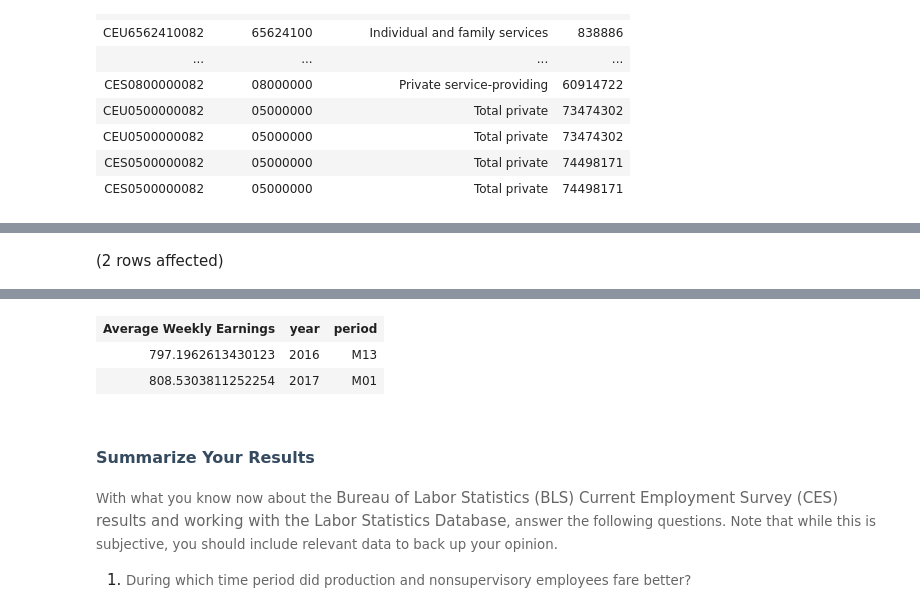
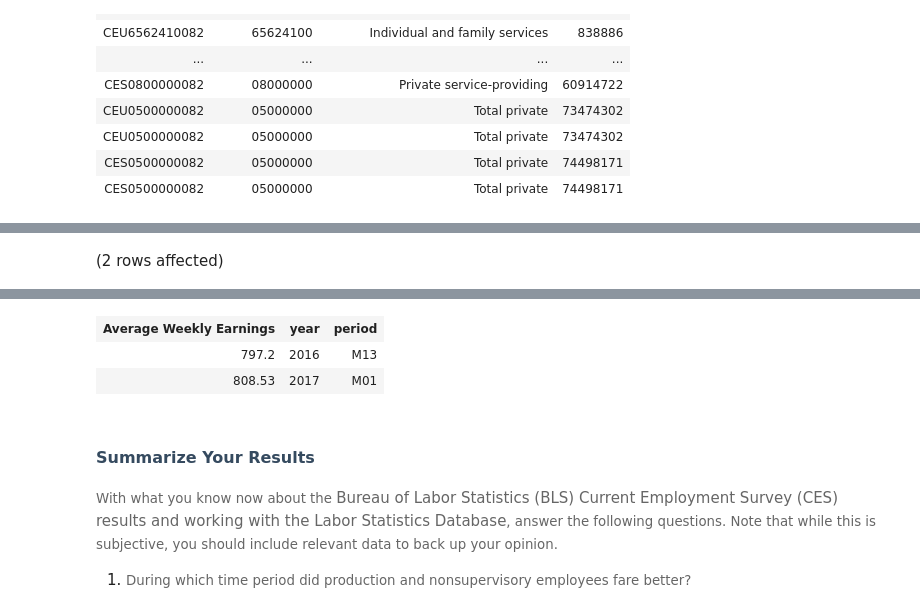
Before and after one commit to annalprost/Assignment3_9to5, a Jupyter notebook: 9to5.ipynb, the cells around one changed output, grey strips where cells are left out. Drawn from its saved outputs; the diff is of its cells as text; code cells hidden in the pictures.

```diff
--- a/9to5.ipynb
+++ b/9to5.ipynb
@@ -460,11 +460,11 @@ Total execution time: 00:00:00.511
 # %%
-SELECT AVG(value) AS 'Average Weekly Earnings', year, period
+SELECT ROUND(AVG(a16.value), 2) AS 'Average Weekly Earnings', year, period
 FROM LaborStatisticsDB.dbo.annual_2016 as a16 LEFT JOIN LaborStatisticsDB.dbo.series as s
 ON a16.series_id = s.series_id
 WHERE data_type_code = 30
 GROUP BY year, period
 UNION
-SELECT AVG(value) AS 'Average Weekly Earnings', year, period
+SELECT ROUND(AVG(j17.value), 2) AS 'Average Weekly Earnings', year, period
 FROM LaborStatisticsDB.dbo.january_2017 as j17 LEFT JOIN LaborStatisticsDB.dbo.series as s
 ON j17.series_id = s.series_id
 WHERE data_type_code = 30
@@ -475,6 +475,6 @@ Total execution time: 00:00:00.148
 | Average Weekly Earnings | year | period |
-| 797.1962613430123 | 2016 | M13 |
-| 808.5303811252254 | 2017 | M01 |
+| 797.2 | 2016 | M13 |
+| 808.53 | 2017 | M01 |
 # %% [markdown]
 ## <span style="font-size:12pt;font-family:Montserrat, sans-serif;color:rgb(53, 74, 95);background-color:rgb(255, 255, 255);font-weight:700;vertical-align:baseline;white-space:pre-wrap;">Summarize Your Results</span>
 
```
Also changed, not shown: parts of 2 cells of this notebook.
